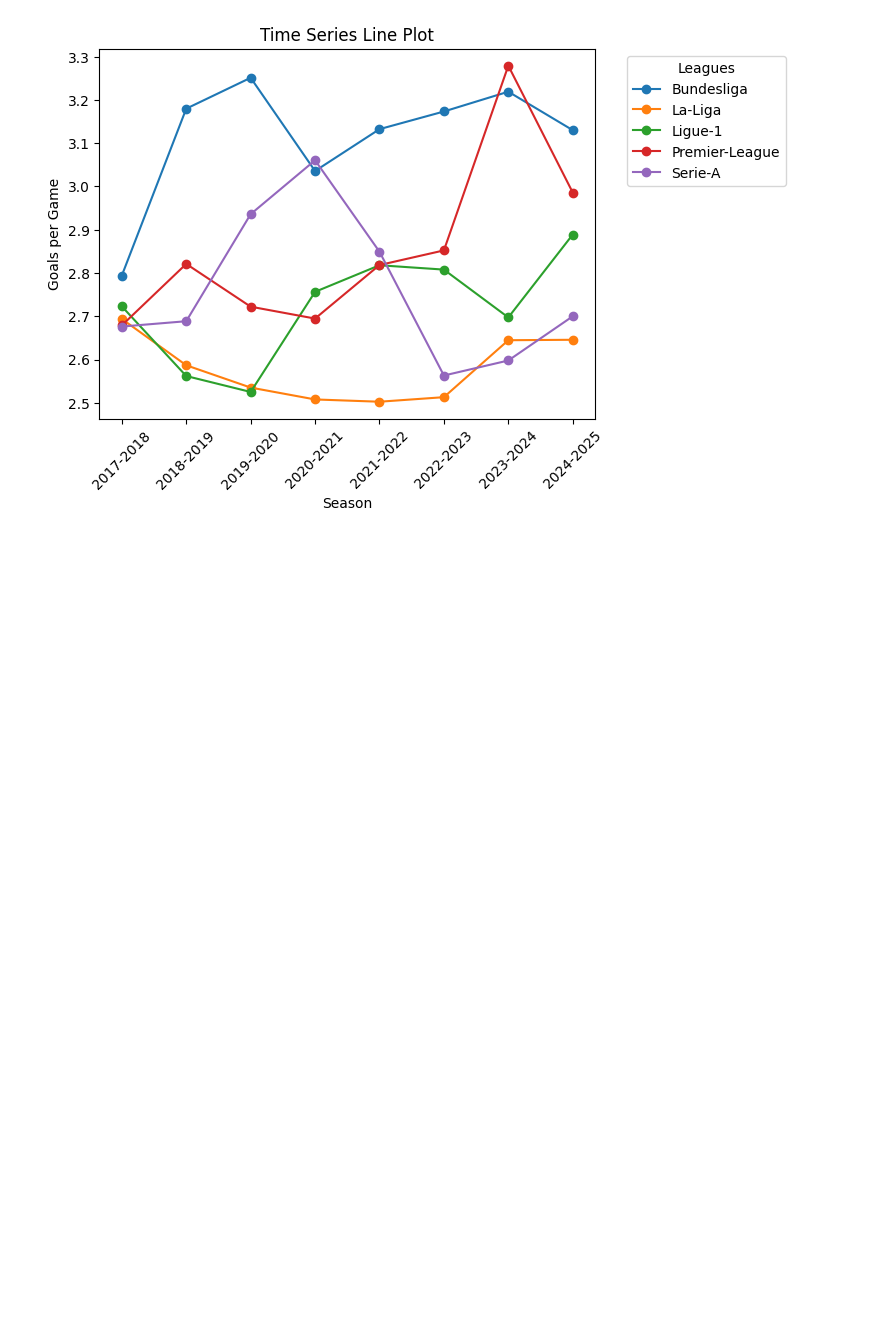
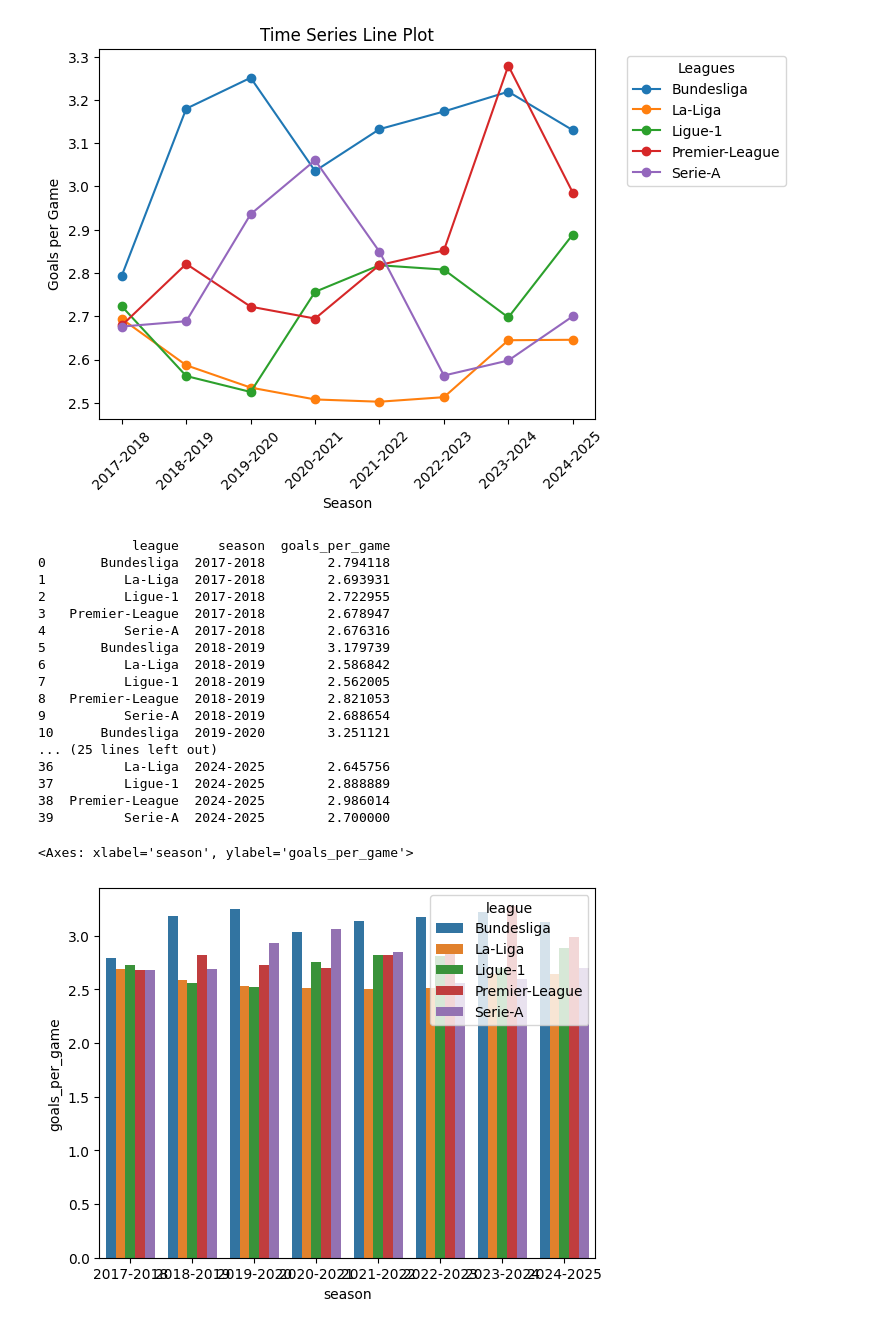
Before and after one commit to esenbora/sporg_proj_1, a Jupyter notebook: EDA.ipynb, the cells around one changed output. Drawn from its saved outputs; the diff is of its cells as text; code cells hidden in the pictures; blank space fills up the shorter version.

Commit message:
added csv files and created a clustered bar chart in the EDA

```diff
--- a/EDA.ipynb
+++ b/EDA.ipynb
@@ -168,3 +168,30 @@ plt.legend(title='Leagues', bbox_to_anchor=(1.05, 1), loc='upper left')
 plt.show()
 # %% [output]
 [figure]
+# %%
+# Cluster bar chart
+# I have to restructure the table to work with seaborn.
+df = pd.melt(gpg_df.reset_index(),
+            id_vars=[gpg_df.index.name], var_name="season", value_name="goals_per_game")
+print(df)
+sns.barplot(data=df, x="season", y="goals_per_game", hue="league")
+# %% [output]
+            league     season  goals_per_game
+0       Bundesliga  2017-2018        2.794118
+1          La-Liga  2017-2018        2.693931
+2          Ligue-1  2017-2018        2.722955
+3   Premier-League  2017-2018        2.678947
+4          Serie-A  2017-2018        2.676316
+5       Bundesliga  2018-2019        3.179739
+6          La-Liga  2018-2019        2.586842
+7          Ligue-1  2018-2019        2.562005
+8   Premier-League  2018-2019        2.821053
+9          Serie-A  2018-2019        2.688654
+10      Bundesliga  2019-2020        3.251121
+... (25 lines left out)
+36         La-Liga  2024-2025        2.645756
+37         Ligue-1  2024-2025        2.888889
+38  Premier-League  2024-2025        2.986014
+39         Serie-A  2024-2025        2.700000
+<Axes: xlabel='season', ylabel='goals_per_game'>
+[figure, added]
```
Also changed, not shown: parts of 1 cell of this notebook, 5 other files.
